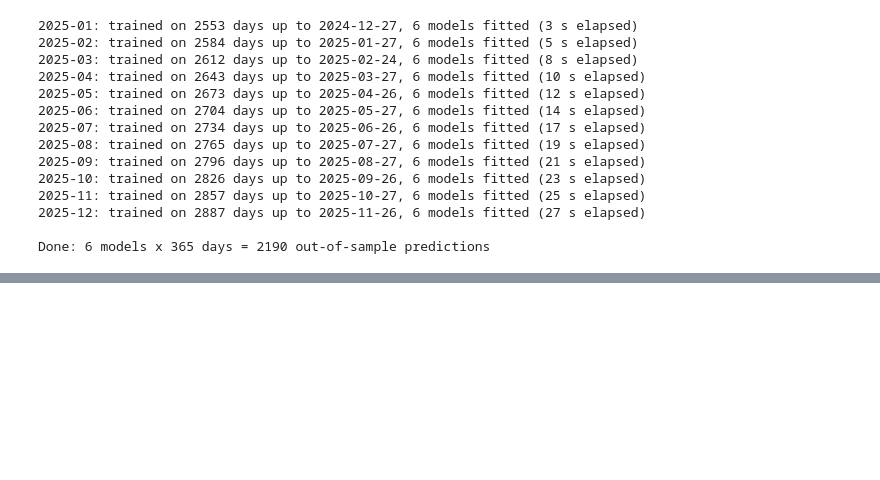
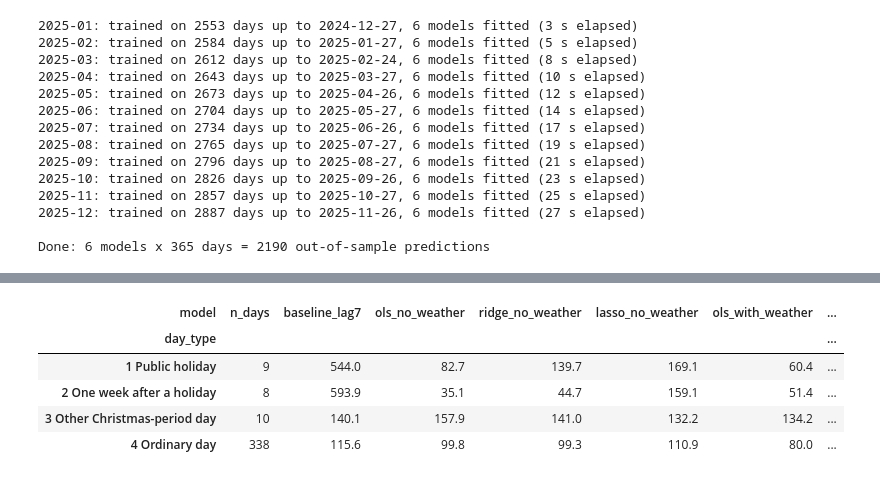
Before and after one commit to LaraMileto/DSF_forecasting_electricity_consumption_Basel, a Jupyter notebook: code/06_linear_models.ipynb, the cells around one changed output, grey strips where cells are left out. Cells and saved outputs as stored; diff of their text form; code cells hidden in the pictures; blank space fills up the shorter version.

```diff
--- a/code/06_linear_models.ipynb
+++ b/code/06_linear_models.ipynb
@@ -524,0 +648,24 @@ Done: 6 models x 365 days = 2190 out-of-sample predictions
+# %%
+# MAE by type of day: do the holiday flags help where the baseline failed?
+day_info = df.set_index("date").loc[baseline_pred["date"], ["is_holiday", "lag_7_is_holiday", "is_christmas_period"]]
+day_type = np.select(
+    [day_info["is_holiday"] == 1, day_info["lag_7_is_holiday"] == 1, day_info["is_christmas_period"] == 1],
+    ["1 Public holiday", "2 One week after a holiday", "3 Other Christmas-period day"],
+    default="4 Ordinary day",
+)
+day_type = pd.Series(day_type, index=day_info.index, name="day_type")
+
+by_day_type = (
+    all_pred.join(day_type, on="date")
+    .groupby(["day_type", "model"])["absolute_error_mwh"].mean()
+    .unstack("model")[MODEL_ORDER]
+)
+by_day_type.insert(0, "n_days", day_type.value_counts().sort_index())
+display(by_day_type.round(1))
+# %% [output]
+| model | n_days | baseline_lag7 | ols_no_weather | ridge_no_weather | lasso_no_weather | ols_with_weather | ... |
+| day_type |  |  |  |  |  |  | ... |
+| 1 Public holiday | 9 | 544.0 | 82.7 | 139.7 | 169.1 | 60.4 | ... |
+| 2 One week after a holiday | 8 | 593.9 | 35.1 | 44.7 | 159.1 | 51.4 | ... |
+| 3 Other Christmas-period day | 10 | 140.1 | 157.9 | 141.0 | 132.2 | 134.2 | ... |
+| 4 Ordinary day | 338 | 115.6 | 99.8 | 99.3 | 110.9 | 80.0 | ... |
```
Also changed, not shown: parts of 5 cells of this notebook, 1 other file.
